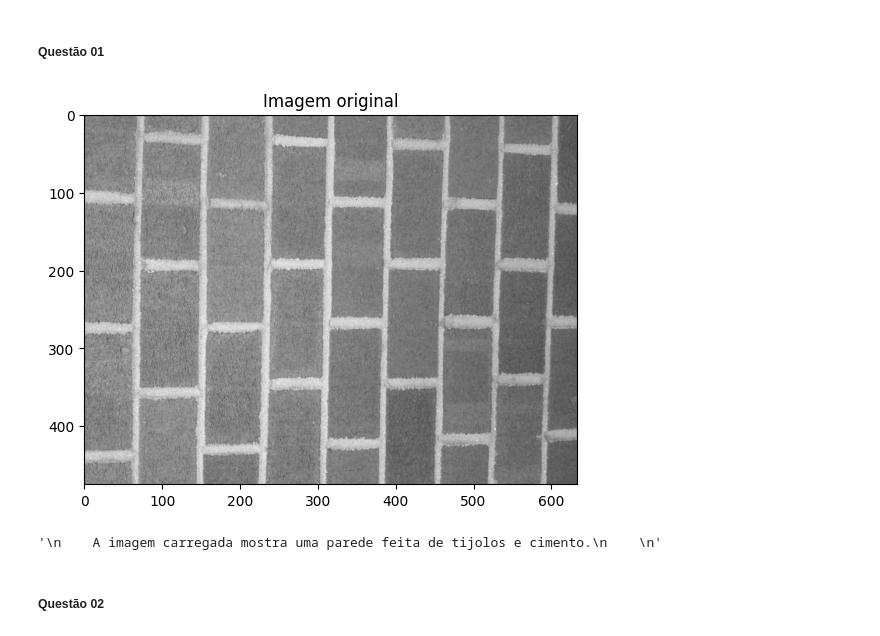
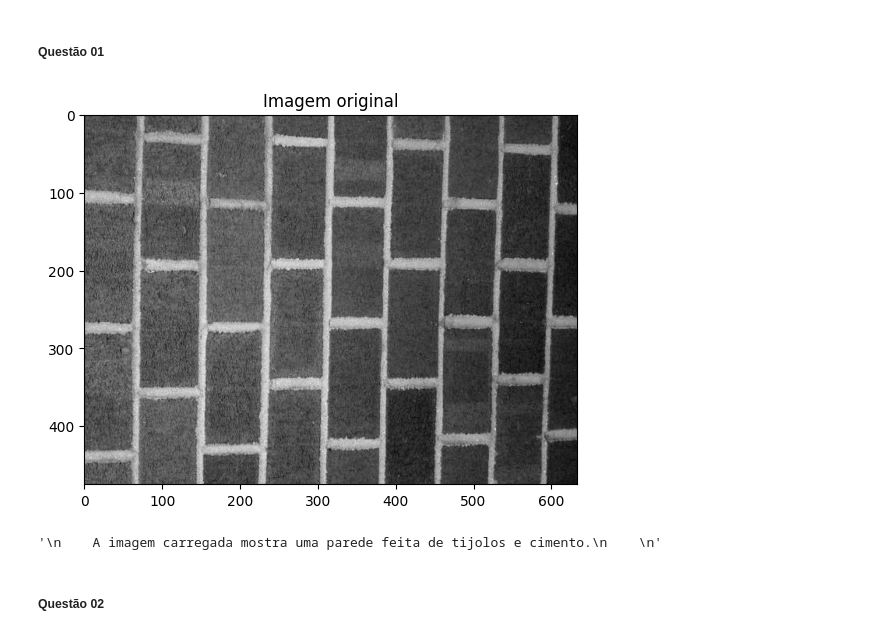
Before and after one commit to JonasFortes12/Image-Processing, a Jupyter notebook: imageProcessing.ipynb, the cells around one changed output. Saved outputs shown, nothing was run; the diff lists cells and outputs as text; code cells hidden in the pictures.

```diff
--- a/imageProcessing.ipynb
+++ b/imageProcessing.ipynb
@@ -5,8 +5,9 @@ import matplotlib.pyplot as plt
 import numpy as np
 from skimage import transform, data, io, color, img_as_ubyte
 # %%
+# Função para mostrar a imagem
 def showImage(image, title):
-    plt.imshow(image)
+    plt.imshow(image, cmap='gray')
     plt.title(title)
     plt.show()
 # %%
@@ -37,17 +101,18 @@ def low_pass(image, cutoff_radius):
 # %% [markdown]
 ##### Questão 01
 # %%
-# Carregar a imagem bricks.jpg
-image = io.imread('bricks.jpg')
+# Carregar a imagem bricks.jpg em escala de cinza
+image = color.rgb2gray(io.imread('bricks.jpg'))
+
 
 showImage(image, "Imagem original")
 
 '''
     A imagem carregada mostra uma parede feita de tijolos e cimento.
 
 '''
 # %% [output]
-[figure, old version]
+[figure, new version]
 '\n    A imagem carregada mostra uma parede feita de tijolos e cimento.\n    \n'
 # %% [markdown]
 ##### Questão 02
```
Also changed, not shown: parts of 17 cells of this notebook.
